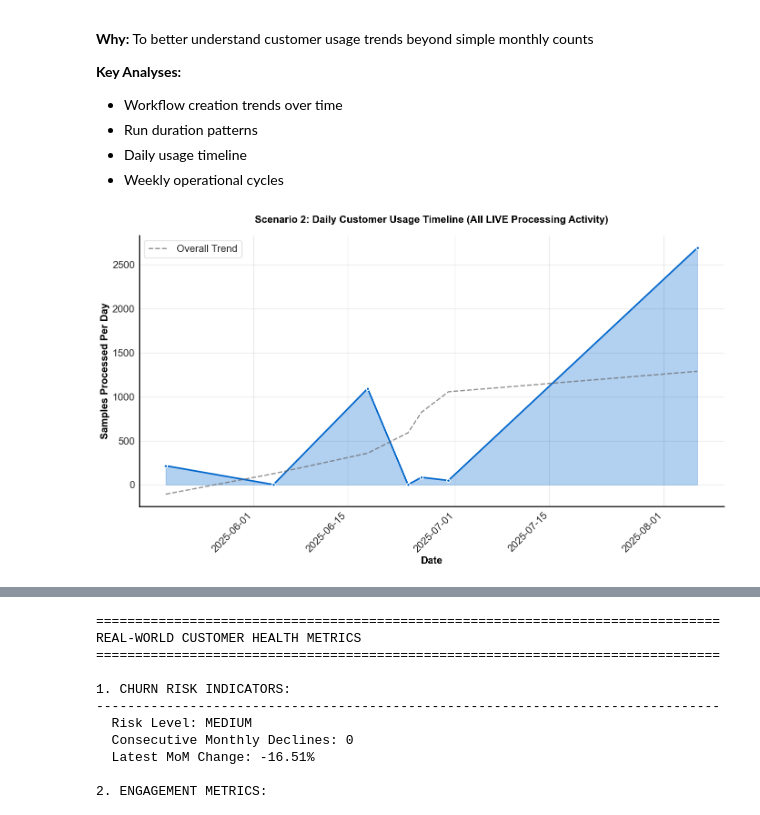
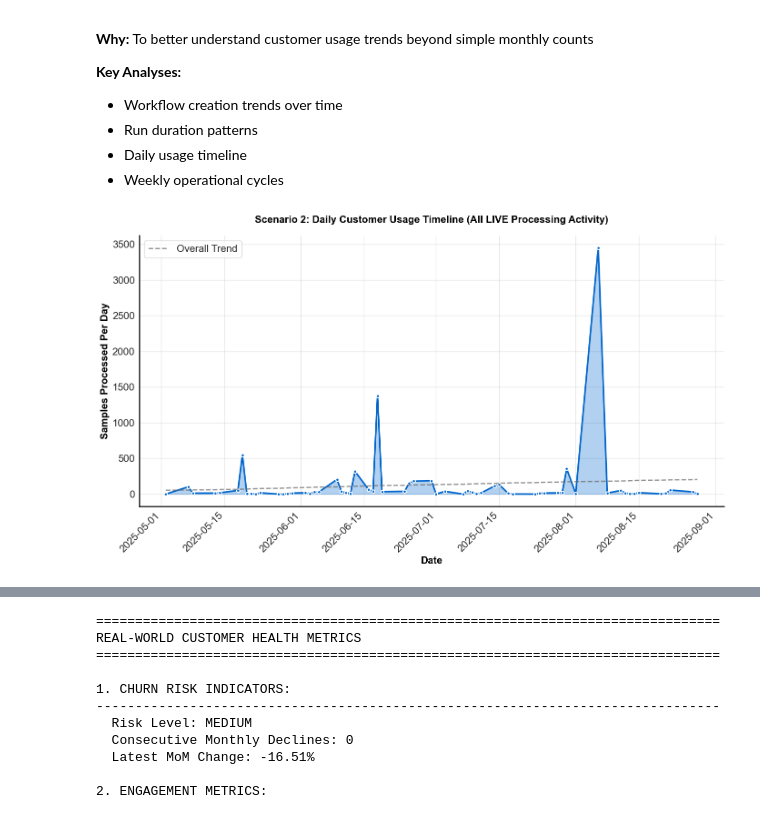
Before and after one commit to megpatakota/customer_data_analysis, a Jupyter notebook: notebooks/scenario2_customer_health.ipynb, the cells around one changed output, grey strips where cells are left out. Drawn from its saved outputs; the diff is of its cells as text; code cells hidden in the pictures.

```diff
--- a/notebooks/scenario2_customer_health.ipynb
+++ b/notebooks/scenario2_customer_health.ipynb
@@ -493,9 +496,9 @@ visual6_run_duration_analysis(df)
 - Daily usage timeline
 - Weekly operational cycles
 # %%
-visual7_daily_usage_timeline(usage_live)
+visual7_daily_usage_timeline(df)
 # %% [output]
-[figure, old version]
+[figure, new version]
 # %% [markdown]
 ## Visual 7: Daily Usage Timeline
 
```
Also changed, not shown: parts of 9 cells of this notebook, 4 other files.
